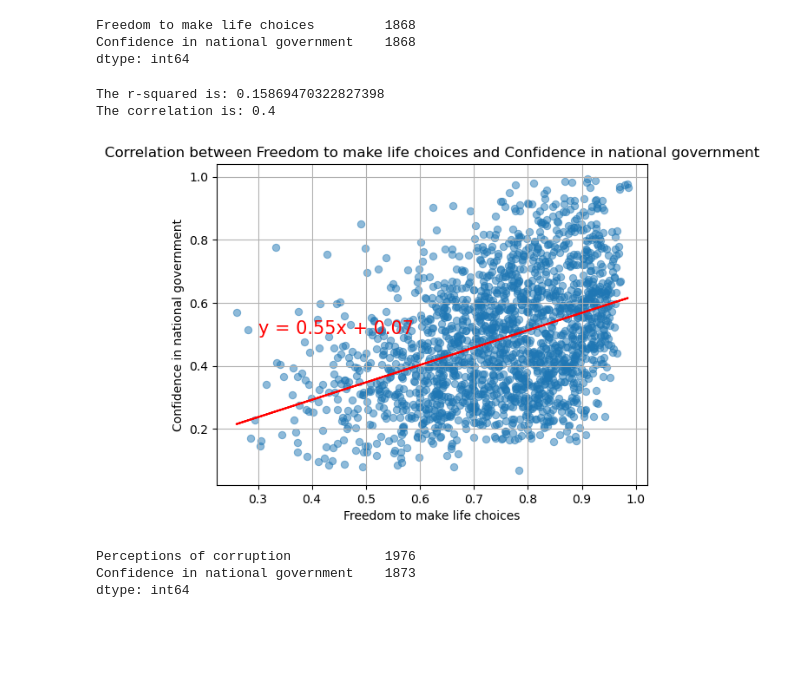
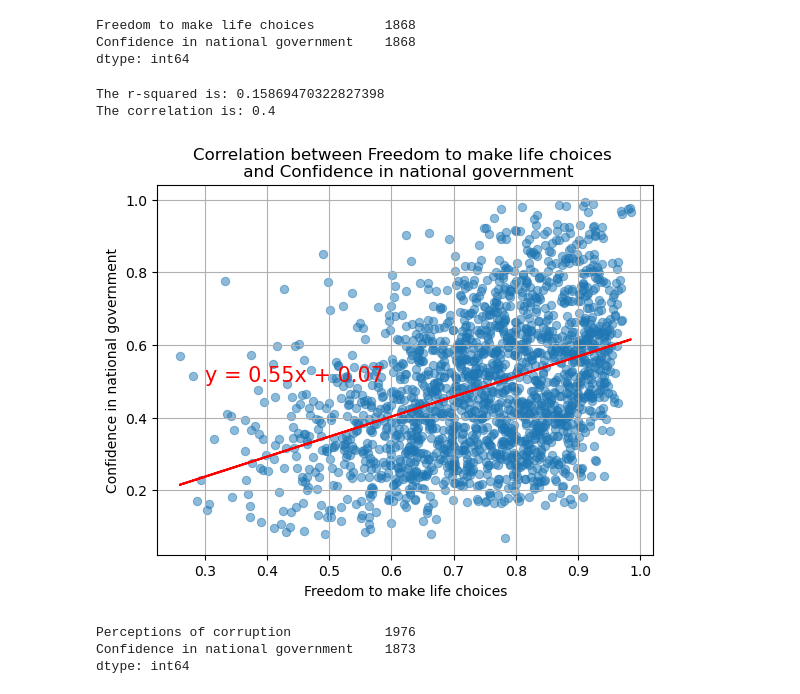
Before and after one commit to Rad-icalEdward/group1_project1, a Jupyter notebook: Project_Vio.ipynb, the cells around one changed output. Cells and saved outputs as stored; diff of their text form; code cells hidden in the pictures; blank space fills up the shorter version.

```diff
--- a/Project_Vio.ipynb
+++ b/Project_Vio.ipynb
@@ -9,7 +9,7 @@ import numpy as np
 from PIL import Image
 # %%
 # Create Happiness dataframe
-Happiness_df = pd.read_csv('World Happiness Report 2005-2021.csv')
+Happiness_df = pd.read_csv('World _Happiness_Report_2005-2021.csv')
 
 # Display sample data
 Happiness_df.head()
@@ -56,11 +57,11 @@ def lin_reg(x,y, xlab, ylab,sctit, anox, anoy):
     plt.show()
 # %%
 # Linear regression and correlation
-lin_reg(Happiness_choice_gov_clean['Freedom to make life choices'], Happiness_choice_gov_clean['Confidence in national government'],"Freedom to make life choices", "Confidence in national government", 'Correlation between Freedom to make life choices and Confidence in national government', 0.3, 0.5 )
+lin_reg(Happiness_choice_gov_clean['Freedom to make life choices'], Happiness_choice_gov_clean['Confidence in national government'],"Freedom to make life choices", "Confidence in national government", 'Correlation between Freedom to make life choices \n and Confidence in national government', 0.3, 0.5 )
 # %% [output]
 The r-squared is: 0.15869470322827398
 The correlation is: 0.4
-[figure, old version]
+[figure, new version]
 # %%
 #Make a dateframe for correlation
 Happiness_corruption_gov = Happiness_df[["Perceptions of corruption", "Confidence in national government"]].copy()
```
Also changed, not shown: parts of 3 cells of this notebook, 13 other files.
